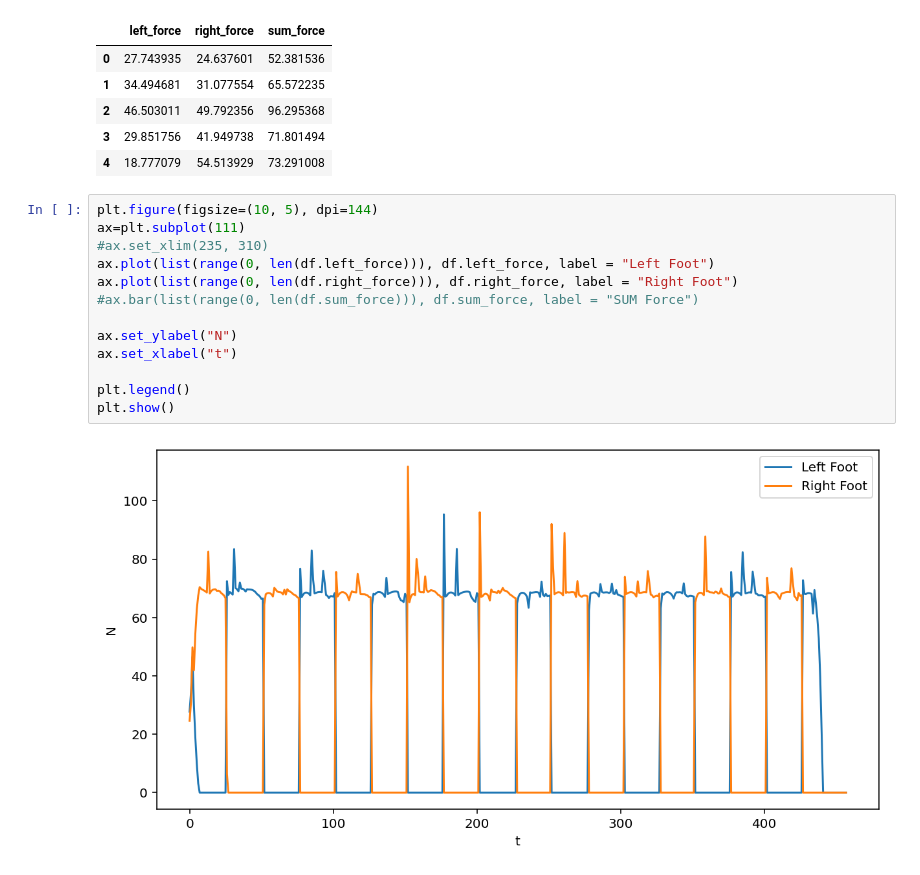
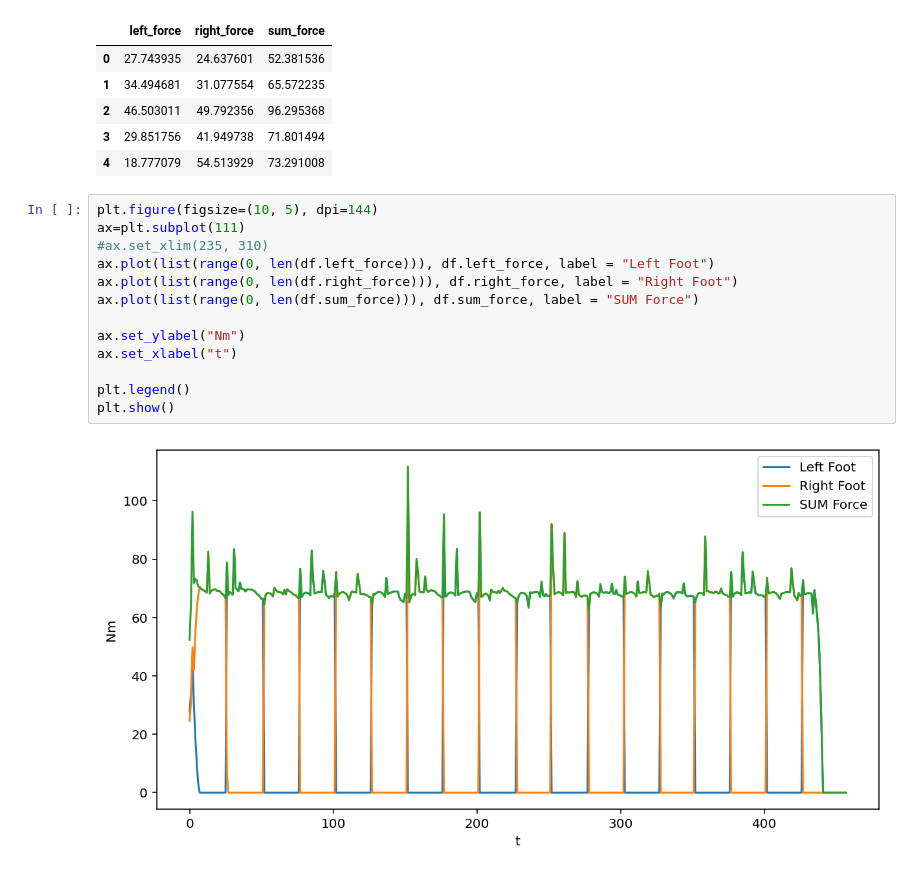
Before and after one commit to lsch0lz/webots_sensor_experiments, a Jupyter notebook: notebook/touch_sensor.ipynb, the cells around one changed output. Saved outputs shown, nothing was run; the diff lists cells and outputs as text.

```diff
--- a/notebook/touch_sensor.ipynb
+++ b/notebook/touch_sensor.ipynb
@@ -14,15 +14,15 @@ df.head()
 # %%
 plt.figure(figsize=(10, 5), dpi=144)
 ax=plt.subplot(111)
 #ax.set_xlim(235, 310)
 ax.plot(list(range(0, len(df.left_force))), df.left_force, label = "Left Foot")
 ax.plot(list(range(0, len(df.right_force))), df.right_force, label = "Right Foot")
-#ax.bar(list(range(0, len(df.sum_force))), df.sum_force, label = "SUM Force")
+ax.plot(list(range(0, len(df.sum_force))), df.sum_force, label = "SUM Force")
 
-ax.set_ylabel("N")
+ax.set_ylabel("Nm")
 ax.set_xlabel("t")
 
 plt.legend()
 plt.show()
 # %% [output]
-[figure, old version]
+[figure, new version]
```
Also changed, not shown: 1 other file.
